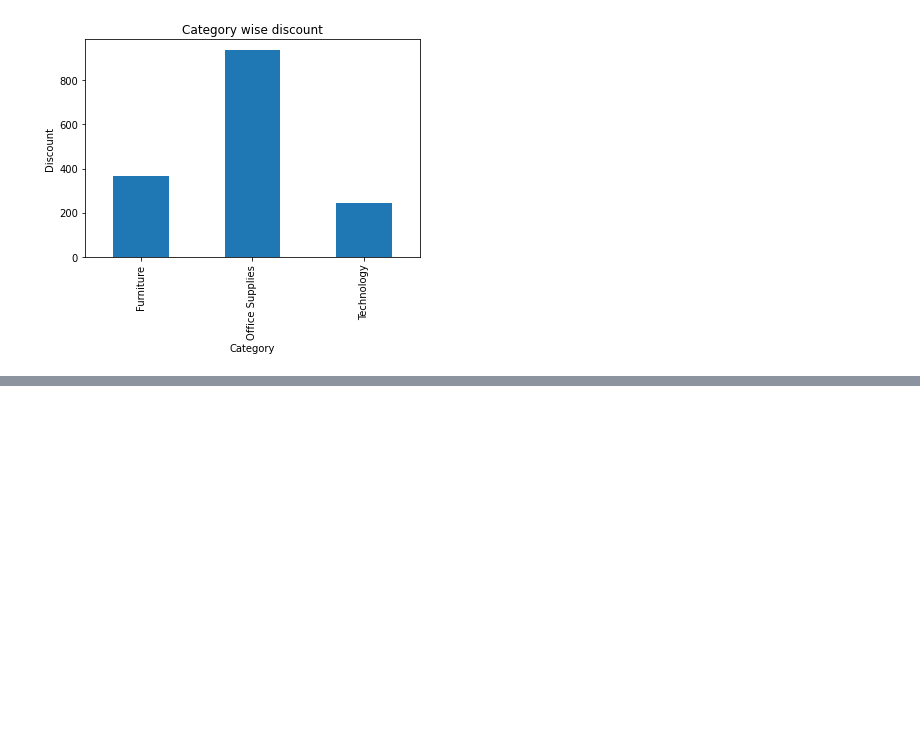
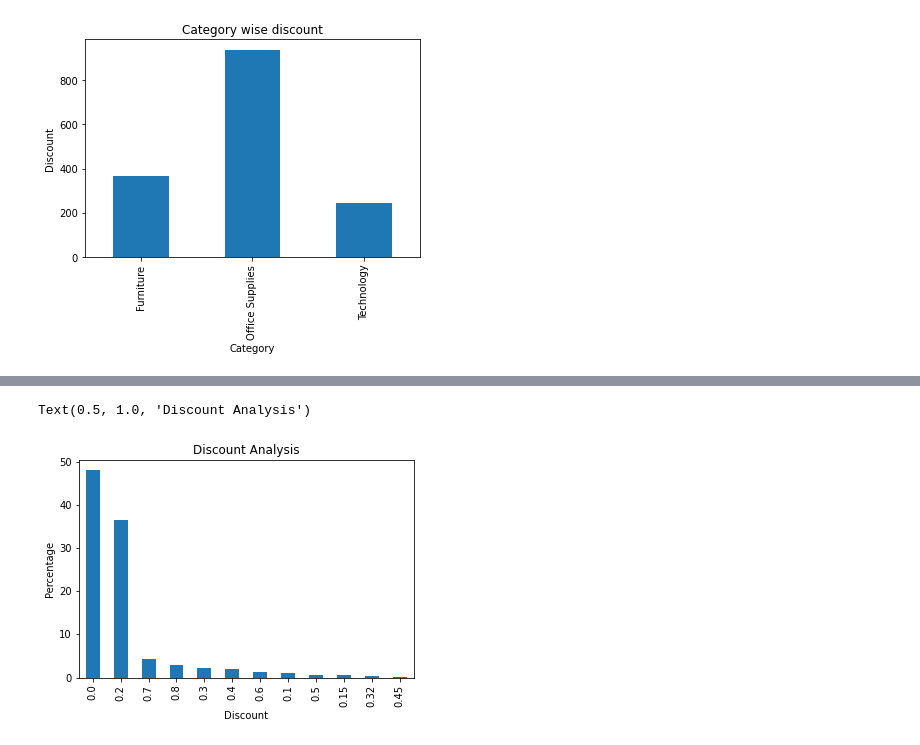
Before and after one commit to hetshah13/THE-SPARK-FOUNDATION-INTERNSHIP, a Jupyter notebook: Task3.ipynb, the cells around one changed output, grey strips where cells are left out. Drawn from its saved outputs; the diff is of its cells as text; code cells hidden in the pictures; blank space fills up the shorter version.

```diff
--- a/Task3.ipynb
+++ b/Task3.ipynb
@@ -387,0 +409,3 @@ Text(0.5, 1.0, 'Category wise discount')
+# %%
+disper=(df["Discount"].value_counts()/len(df["Discount"]))*100
+disper
@@ -387,0 +426,8 @@ Text(0.5, 1.0, 'Category wise discount')
+# %%
+disper.plot(kind="bar")
+plt.xlabel("Discount")
+plt.ylabel("Percentage")
+plt.title("Discount Analysis")
+# %% [output]
+Text(0.5, 1.0, 'Discount Analysis')
+[figure, added]
```
Also changed, not shown: parts of 12 cells of this notebook.
